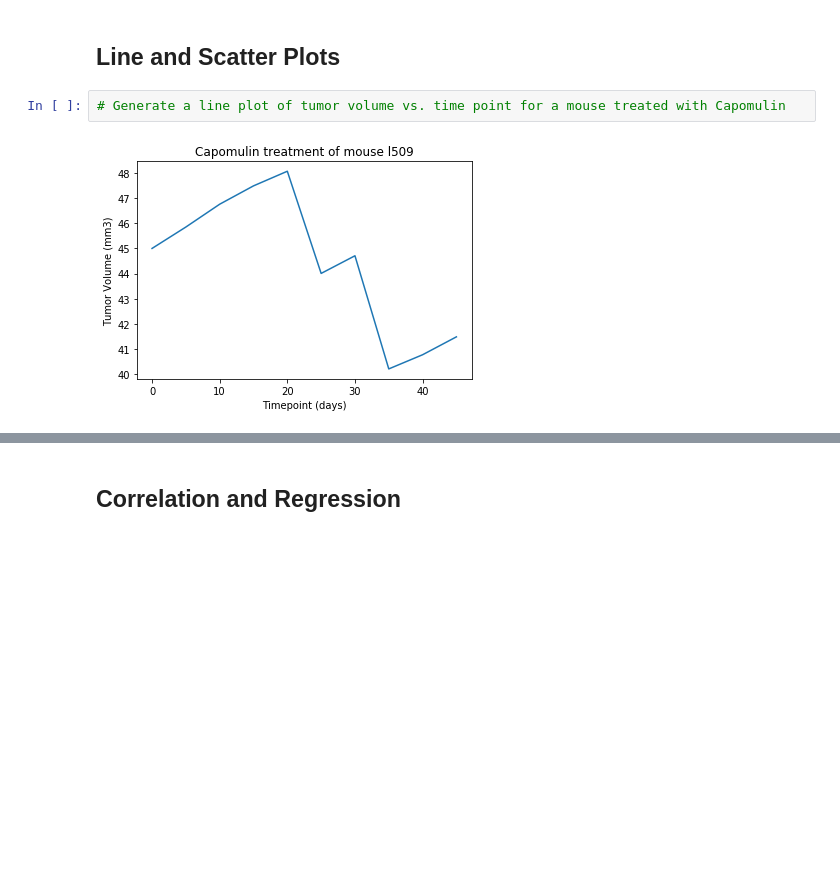
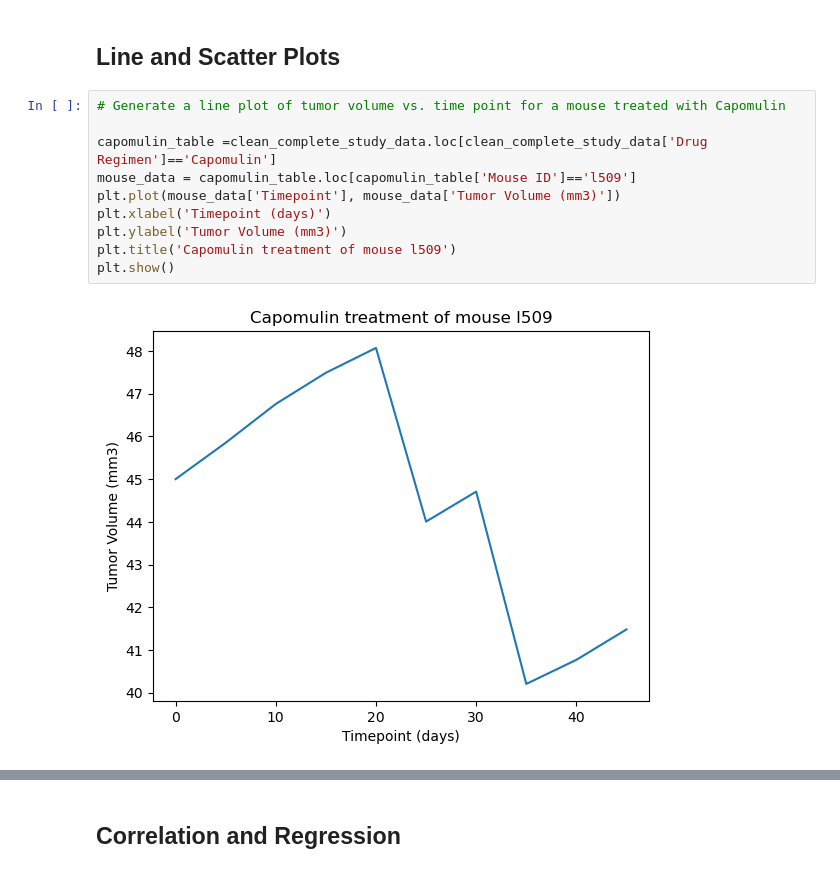
Before and after one commit to chikacoka/matplotlib-challenge, a Jupyter notebook: Pymaceuticals/pymaceuticals_starter.ipynb, the cells around one changed output, grey strips where cells are left out. Drawn from its saved outputs; the diff is of its cells as text; blank space fills up the shorter version.

```diff
--- a/Pymaceuticals/pymaceuticals_starter.ipynb
+++ b/Pymaceuticals/pymaceuticals_starter.ipynb
@@ -214,7 +228,15 @@ Ceftamin's potential outliers: Series([], Name: Tumor Volume (mm3), dtype: float
 ## Line and Scatter Plots
 # %%
 # Generate a line plot of tumor volume vs. time point for a mouse treated with Capomulin
+
+capomulin_table =clean_complete_study_data.loc[clean_complete_study_data['Drug Regimen']=='Capomulin']
+mouse_data = capomulin_table.loc[capomulin_table['Mouse ID']=='l509']
+plt.plot(mouse_data['Timepoint'], mouse_data['Tumor Volume (mm3)'])
+plt.xlabel('Timepoint (days)')
+plt.ylabel('Tumor Volume (mm3)')
+plt.title('Capomulin treatment of mouse l509')
+plt.show()
 # %% [output]
-[figure, old version]
+[figure, new version]
 # %%
 # Generate a scatter plot of average tumor volume vs. mouse weight for the Capomulin regimen
```
Also changed, not shown: parts of 3 cells of this notebook.
